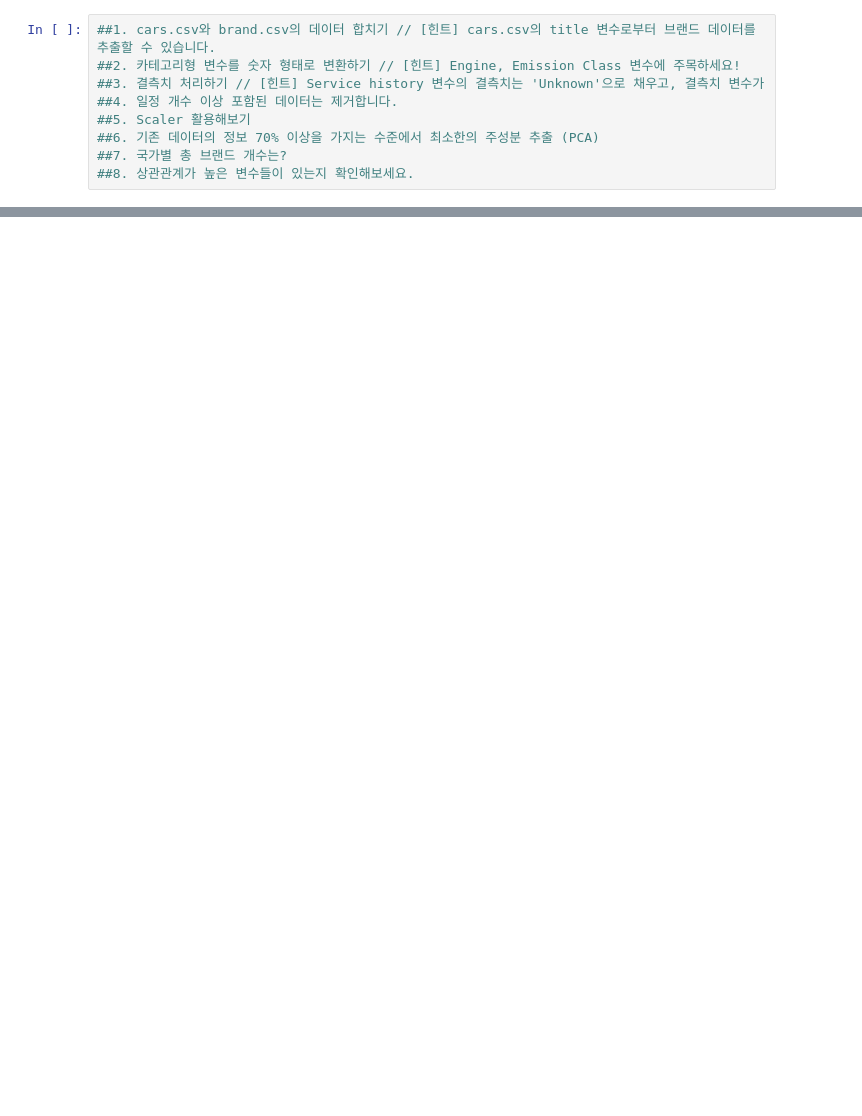
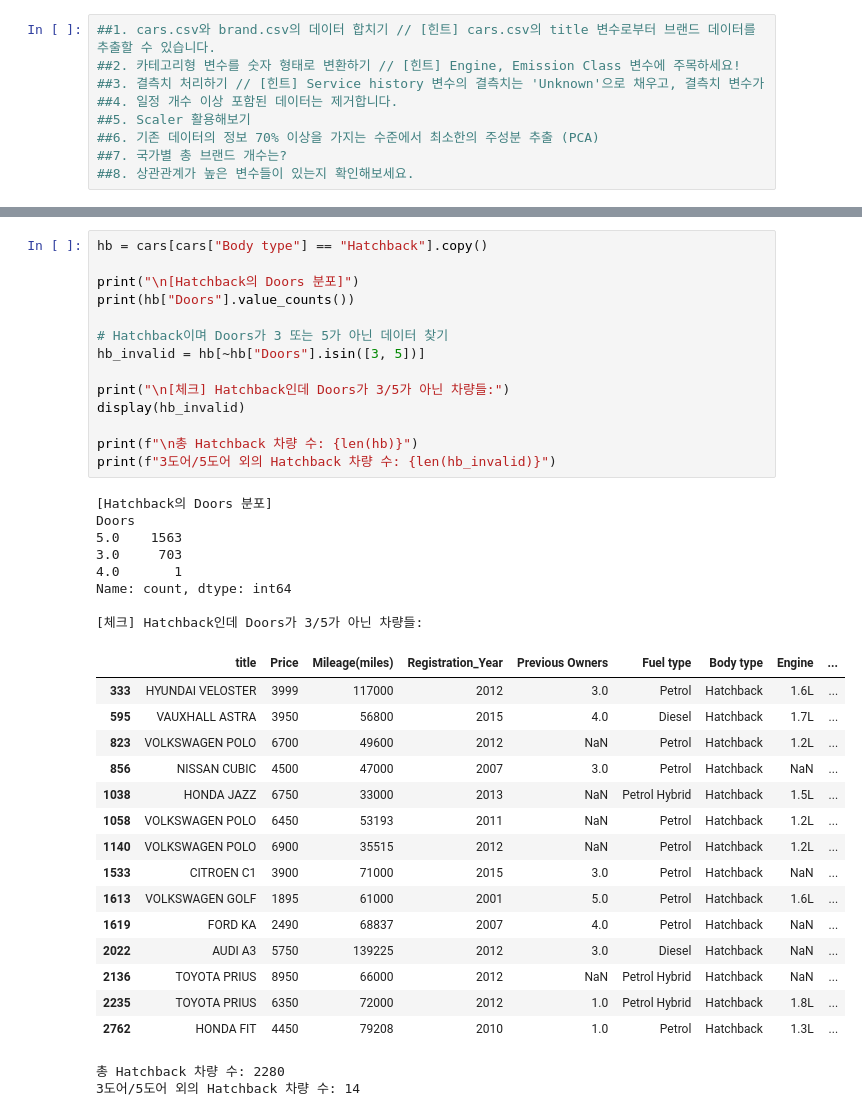
Before and after one commit to Junseong-Yoon/second-repository, a Jupyter notebook: car_brand.ipynb, the cells around one changed output, grey strips where cells are left out. Drawn from its saved outputs; the diff is of its cells as text; blank space fills up the shorter version.

```diff
--- a/car_brand.ipynb
+++ b/car_brand.ipynb
@@ -19,0 +237,40 @@ df_cars = pd.read_csv('./cars.csv')
+# %%
+hb = cars[cars["Body type"] == "Hatchback"].copy()
+
+print("\n[Hatchback의 Doors 분포]")
+print(hb["Doors"].value_counts())
+
+# Hatchback이며 Doors가 3 또는 5가 아닌 데이터 찾기
+hb_invalid = hb[~hb["Doors"].isin([3, 5])]
+
+print("\n[체크] Hatchback인데 Doors가 3/5가 아닌 차량들:")
+display(hb_invalid)
+
+print(f"\n총 Hatchback 차량 수: {len(hb)}")
+print(f"3도어/5도어 외의 Hatchback 차량 수: {len(hb_invalid)}")
+# %% [output]
+[Hatchback의 Doors 분포]
+Doors
+5.0    1563
+3.0     703
+4.0       1
+Name: count, dtype: int64
+
+[체크] Hatchback인데 Doors가 3/5가 아닌 차량들:
+|  | title | Price | Mileage(miles) | Registration_Year | Previous Owners | Fuel type | Body type | Engine | ... |
+| 333 | HYUNDAI VELOSTER | 3999 | 117000 | 2012 | 3.0 | Petrol | Hatchback | 1.6L | ... |
+| 595 | VAUXHALL ASTRA | 3950 | 56800 | 2015 | 4.0 | Diesel | Hatchback | 1.7L | ... |
+| 823 | VOLKSWAGEN POLO | 6700 | 49600 | 2012 | NaN | Petrol | Hatchback | 1.2L | ... |
+| 856 | NISSAN CUBIC | 4500 | 47000 | 2007 | 3.0 | Petrol | Hatchback | NaN | ... |
+| 1038 | HONDA JAZZ | 6750 | 33000 | 2013 | NaN | Petrol Hybrid | Hatchback | 1.5L | ... |
+| 1058 | VOLKSWAGEN POLO | 6450 | 53193 | 2011 | NaN | Petrol | Hatchback | 1.2L | ... |
+| 1140 | VOLKSWAGEN POLO | 6900 | 35515 | 2012 | NaN | Petrol | Hatchback | 1.2L | ... |
+| 1533 | CITROEN C1 | 3900 | 71000 | 2015 | 3.0 | Petrol | Hatchback | NaN | ... |
+| 1613 | VOLKSWAGEN GOLF | 1895 | 61000 | 2001 | 5.0 | Petrol | Hatchback | 1.6L | ... |
+| 1619 | FORD KA | 2490 | 68837 | 2007 | 4.0 | Petrol | Hatchback | NaN | ... |
+| 2022 | AUDI A3 | 5750 | 139225 | 2012 | 3.0 | Diesel | Hatchback | NaN | ... |
+| 2136 | TOYOTA PRIUS | 8950 | 66000 | 2012 | NaN | Petrol Hybrid | Hatchback | NaN | ... |
+| 2235 | TOYOTA PRIUS | 6350 | 72000 | 2012 | 1.0 | Petrol Hybrid | Hatchback | 1.8L | ... |
+| 2762 | HONDA FIT | 4450 | 79208 | 2010 | 1.0 | Petrol | Hatchback | 1.3L | ... |
+총 Hatchback 차량 수: 2280
+3도어/5도어 외의 Hatchback 차량 수: 14
```
Also changed, not shown: parts of 12 cells of this notebook.
